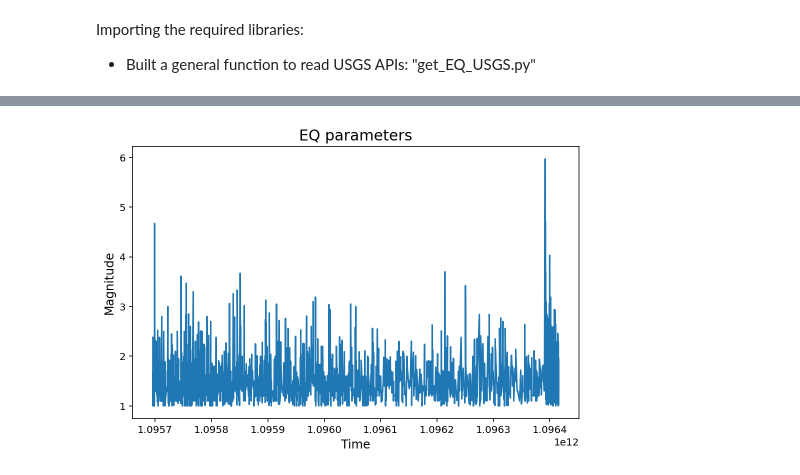
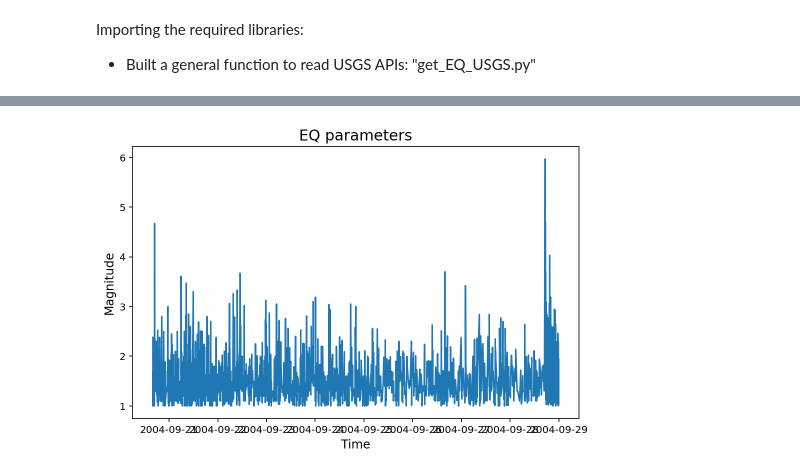
Before and after one commit to saiedmighani/earthquake_time_series_LSTM, a Jupyter notebook: codes/P02_Data_Cleaning.ipynb, the cells around one changed output, grey strips where cells are left out. Drawn from its saved outputs; the diff is of its cells as text; code cells hidden in the pictures.

```diff
--- a/codes/P02_Data_Cleaning.ipynb
+++ b/codes/P02_Data_Cleaning.ipynb
@@ -166,0 +62,11 @@ df__pf_eq.head()
+# %%
+file_path = "../datasets/" + "eq_parkfield" + "_raw" + ".csv"
+
+df_pf = pd.read_csv(file_path)
+df_pf_clean = clean_EQ_USGS_df(df_pf)
+
+
+file_path = "../datasets/" + "eq_parkfield" + "_clean" + ".csv"
+df_pf_clean.to_csv(file_path)
+
+df_pf_clean.head(2)
@@ -167,14 +77,14 @@ df__pf_eq.head()
 # %%
 %config InlineBackend.figure_format = 'retina'
 
 plt.figure(figsize = [8, 5])
 
-plt.plot(df__pf_eq.time,df__pf_eq.mag);
+plt.plot(df_pf_clean.time,df_pf_clean.mag);
 
 # Format title and axis labels
 plt.title("EQ parameters", fontsize = 15);
 
 plt.xlabel("Time", fontsize = 12);
 plt.ylabel("Magnitude", fontsize = 12);
 # %% [output]
-[figure, old version]
+[figure, new version]
```
Also changed, not shown: parts of 26 cells of this notebook, 16 other files.
